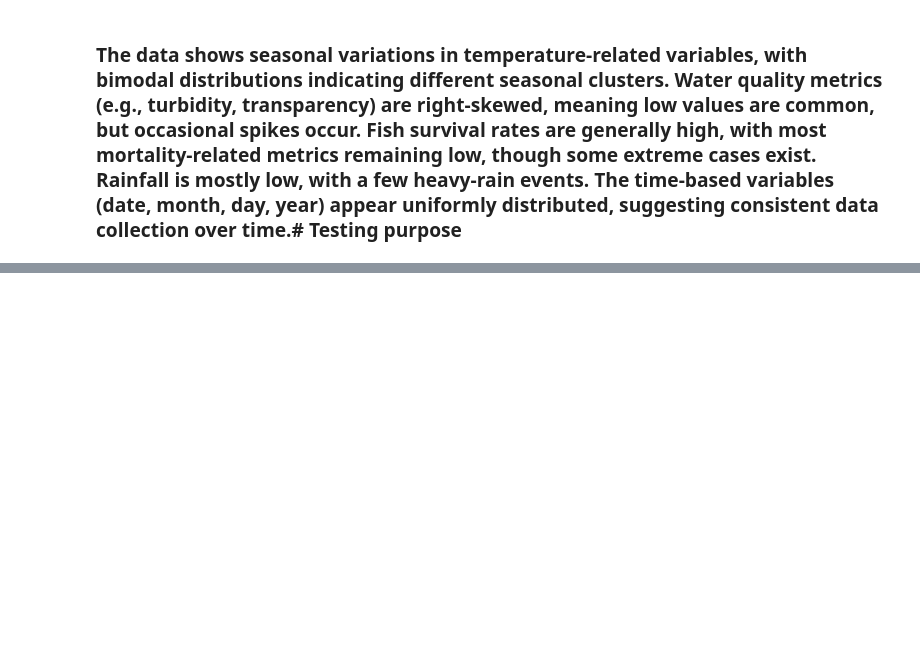
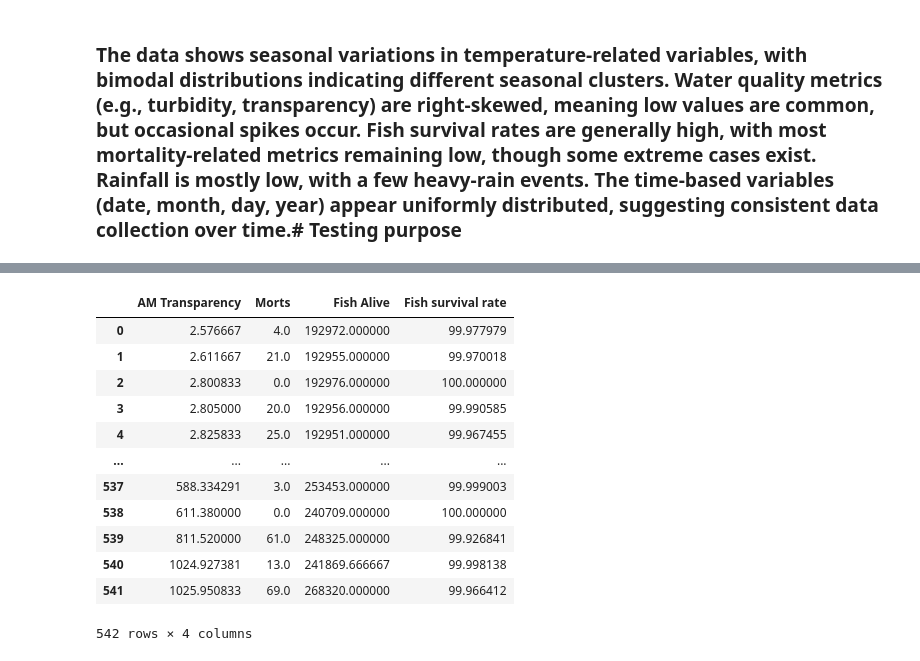
Before and after one commit to warrmu01/Pi515-AI, a Jupyter notebook: src/EDA.ipynb, the cells around one changed output, grey strips where cells are left out. Drawn from its saved outputs; the diff is of its cells as text; code cells hidden in the pictures; blank space fills up the shorter version.

```diff
--- a/src/EDA.ipynb
+++ b/src/EDA.ipynb
@@ -151,0 +204,22 @@ plt.show()
+# %%
+df_grouped_Mrts = df_grouped.groupby("AM Transparency").agg({
+    "Morts": "sum",  # Sum of fish deaths per transparency level
+    "Fish Alive": "mean",  # Average number of fish alive per transparency level
+    "Fish survival rate": "mean"  # Average survival rate
+}).reset_index()
+# %%
+df_grouped_Mrts
+# %% [output]
+|  | AM Transparency | Morts | Fish Alive | Fish survival rate |
+| 0 | 2.576667 | 4.0 | 192972.000000 | 99.977979 |
+| 1 | 2.611667 | 21.0 | 192955.000000 | 99.970018 |
+| 2 | 2.800833 | 0.0 | 192976.000000 | 100.000000 |
+| 3 | 2.805000 | 20.0 | 192956.000000 | 99.990585 |
+| 4 | 2.825833 | 25.0 | 192951.000000 | 99.967455 |
+| ... | ... | ... | ... | ... |
+| 537 | 588.334291 | 3.0 | 253453.000000 | 99.999003 |
+| 538 | 611.380000 | 0.0 | 240709.000000 | 100.000000 |
+| 539 | 811.520000 | 61.0 | 248325.000000 | 99.926841 |
+| 540 | 1024.927381 | 13.0 | 241869.666667 | 99.998138 |
+| 541 | 1025.950833 | 69.0 | 268320.000000 | 99.966412 |
+542 rows × 4 columns
```
Also changed, not shown: parts of 7 cells of this notebook.
